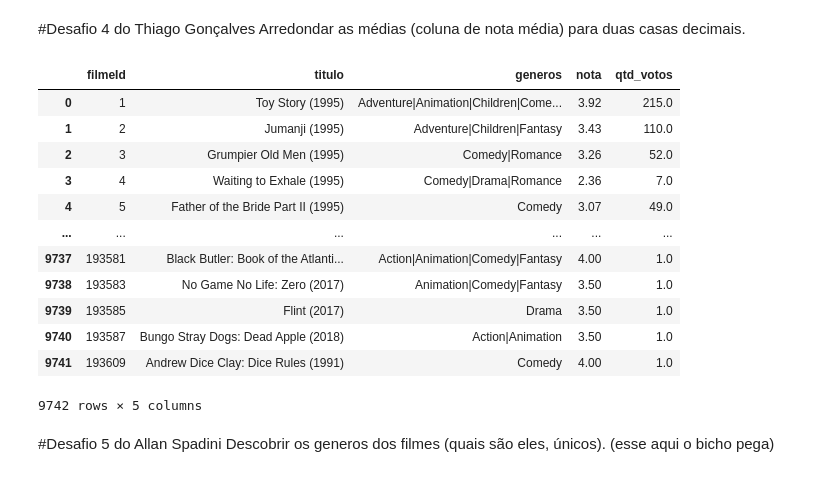
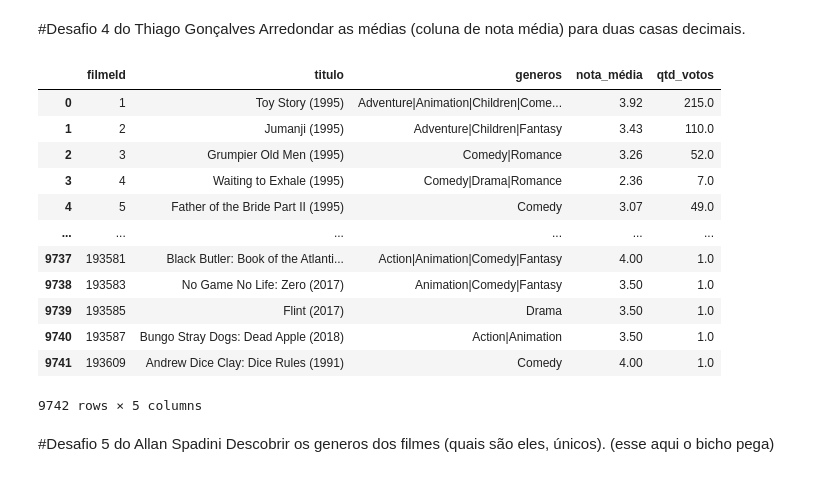
Before and after one commit to brunocs86/quarentenadados, a Jupyter notebook: Desafios_QuarentenaDados_Alura.ipynb, the cells around one changed output. Drawn from its saved outputs; the diff is of its cells as text; code cells hidden in the pictures.

```diff
--- a/Desafios_QuarentenaDados_Alura.ipynb
+++ b/Desafios_QuarentenaDados_Alura.ipynb
@@ -156,9 +156,9 @@ filmes_com_medias.sort_values('qtd_votos', ascending=False)
 #Desafio 4 do Thiago Gonçalves
 Arredondar as médias (coluna de nota média) para duas casas decimais.
 # %%
-filmes_com_medias.round({'nota':2})
+filmes_com_medias.rename({'nota':'nota_média'}, axis='columns').round({'nota_média':2})
 # %% [output]
-|  | filmeId | titulo | generos | nota | qtd_votos |
+|  | filmeId | titulo | generos | nota_média | qtd_votos |
 | 0 | 1 | Toy Story (1995) | Adventure|Animation|Children|Come... | 3.92 | 215.0 |
 | 1 | 2 | Jumanji (1995) | Adventure|Children|Fantasy | 3.43 | 110.0 |
 | 2 | 3 | Grumpier Old Men (1995) | Comedy|Romance | 3.26 | 52.0 |
```
Also changed, not shown: parts of 1 cell of this notebook.
